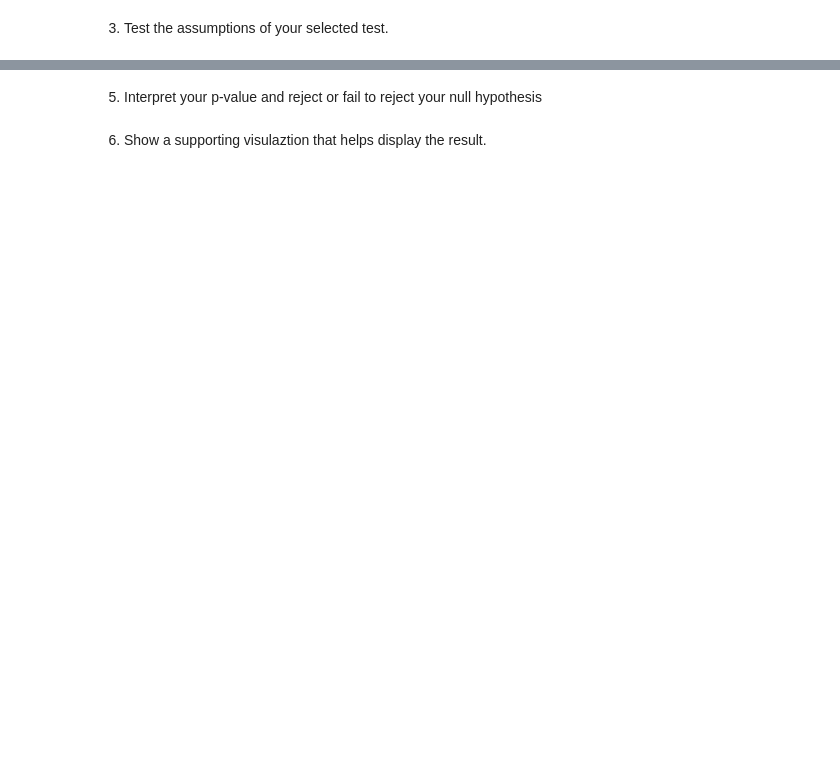
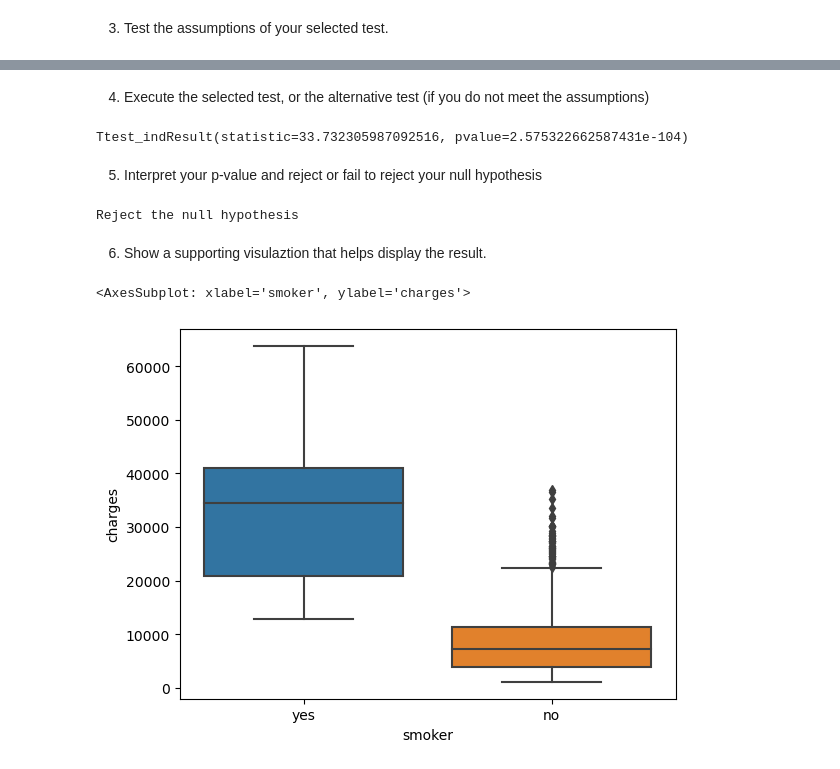
Before and after one commit to zeekwired/Hypothesis-Testing, a Jupyter notebook: Hypothesis_Testing.ipynb, the cells around one changed output, grey strips where cells are left out. Drawn from its saved outputs; the diff is of its cells as text; code cells hidden in the pictures; blank space fills up the shorter version.

```diff
--- a/Hypothesis_Testing.ipynb
+++ b/Hypothesis_Testing.ipynb
@@ -69,4 +107,24 @@ print(non_smokers.shape)
+# %% [markdown]
+4. Execute the selected test, or the alternative test (if you do not meet the assumptions)
+# %%
+# Independent t-test with equal_var=False
+result = stats.ttest_ind(smokers, non_smokers, equal_var=False)
+result
+# %% [output]
+Ttest_indResult(statistic=33.732305987092516, pvalue=2.575322662587431e-104)
 # %% [markdown]
 5. Interpret your p-value and reject or fail to reject your null hypothesis
+# %%
+if result.pvalue < 0.05:
+    print('Reject the null hypothesis')
+else:
+    print('Fail to reject the null hypothesis')
+# %% [output]
+Reject the null hypothesis
 # %% [markdown]
 6. Show a supporting visulaztion that helps display the result.
+# %%
+sns.boxplot(x='smoker', y='charges', data=insurance)
+# %% [output]
+<AxesSubplot: xlabel='smoker', ylabel='charges'>
+[figure, added]
```
Also changed, not shown: parts of 28 cells of this notebook.
